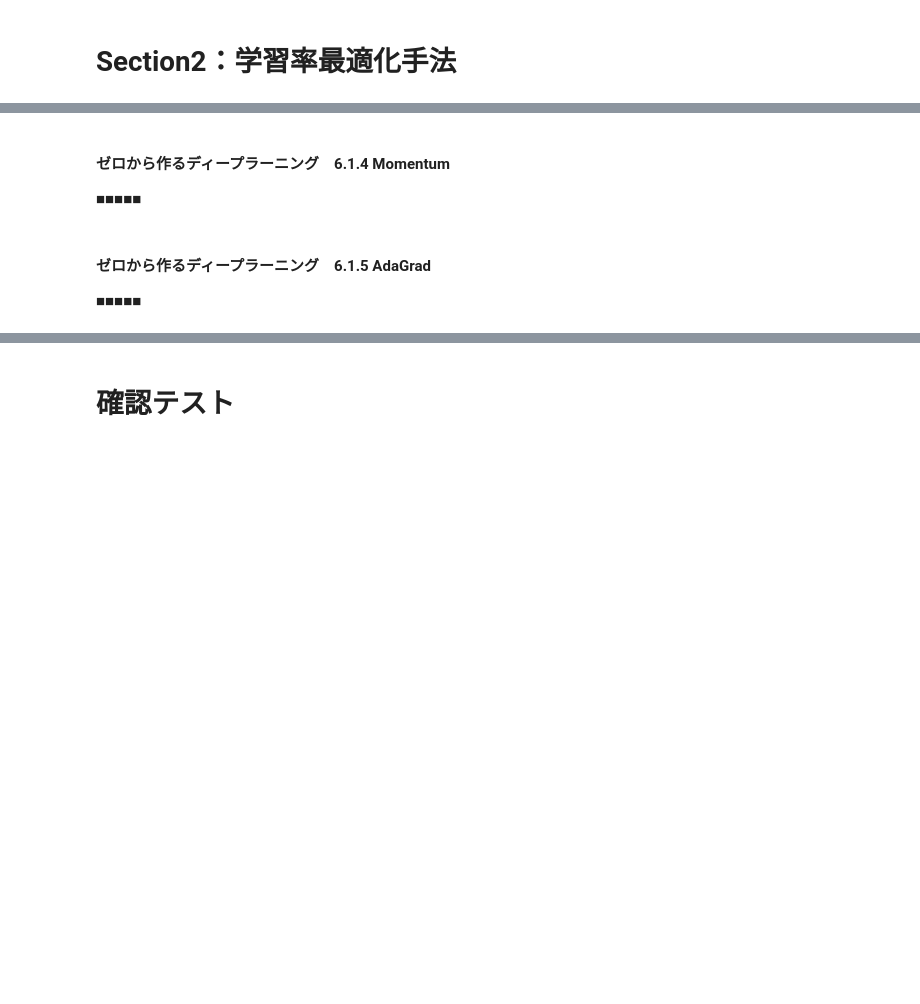
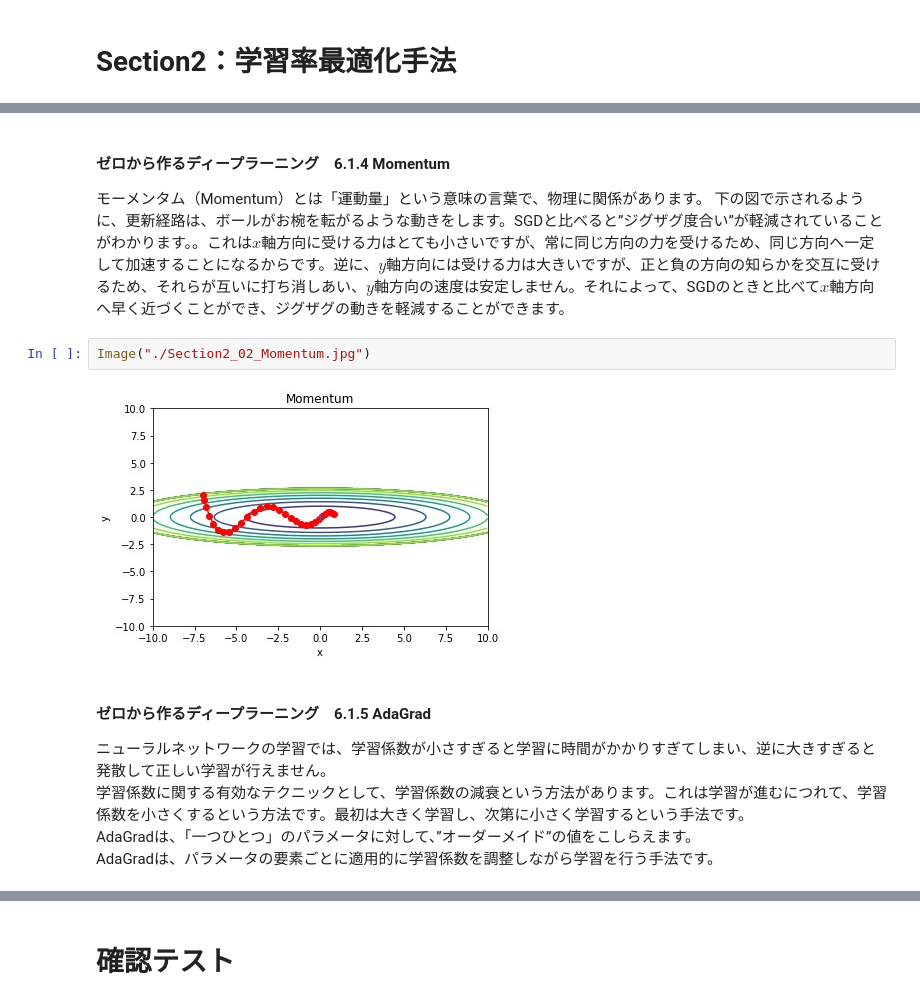
Before and after one commit to takasaki376/rabbit-report, a Jupyter notebook: stage3-day2/Section2：学習率最適化手法.ipynb, the cells around one changed output, grey strips where cells are left out. Cells and saved outputs as stored; diff of their text form; blank space fills up the shorter version.

```diff
--- a/stage3-day2/Section2：学習率最適化手法.ipynb
+++ b/stage3-day2/Section2：学習率最適化手法.ipynb
@@ -36,8 +84,16 @@
 # %% [markdown]
 #### ゼロから作るディープラーニング　6.1.4 Momentum
 
-■■■■■
+モーメンタム（Momentum）とは「運動量」という意味の言葉で、物理に関係があります。
+下の図で示されるように、更新経路は、ボールがお椀を転がるような動きをします。SGDと比べると”ジグザグ度合い”が軽減されていることがわかります。。これは$x$軸方向に受ける力はとても小さいですが、常に同じ方向の力を受けるため、同じ方向へ一定して加速することになるからです。逆に、$y$軸方向には受ける力は大きいですが、正と負の方向の知らかを交互に受けるため、それらが互いに打ち消しあい、$y$軸方向の速度は安定しません。それによって、SGDのときと比べて$x$軸方向へ早く近づくことができ、ジグザグの動きを軽減することができます。
+# %%
+Image("./Section2_02_Momentum.jpg")
+# %% [output]
+[figure, added]
 # %% [markdown]
 #### ゼロから作るディープラーニング　6.1.5 AdaGrad
 
-■■■■■
+ニューラルネットワークの学習では、学習係数が小さすぎると学習に時間がかかりすぎてしまい、逆に大きすぎると発散して正しい学習が行えません。 \
+学習係数に関する有効なテクニックとして、学習係数の減衰という方法があります。これは学習が進むにつれて、学習係数を小さくするという方法です。最初は大きく学習し、次第に小さく学習するという手法です。 \
+AdaGradは、「一つひとつ」のパラメータに対して、”オーダーメイド”の値をこしらえます。 \
+AdaGradは、パラメータの要素ごとに適用的に学習係数を調整しながら学習を行う手法です。
```
Also changed, not shown: parts of 37 cells of this notebook, 4 other files.
